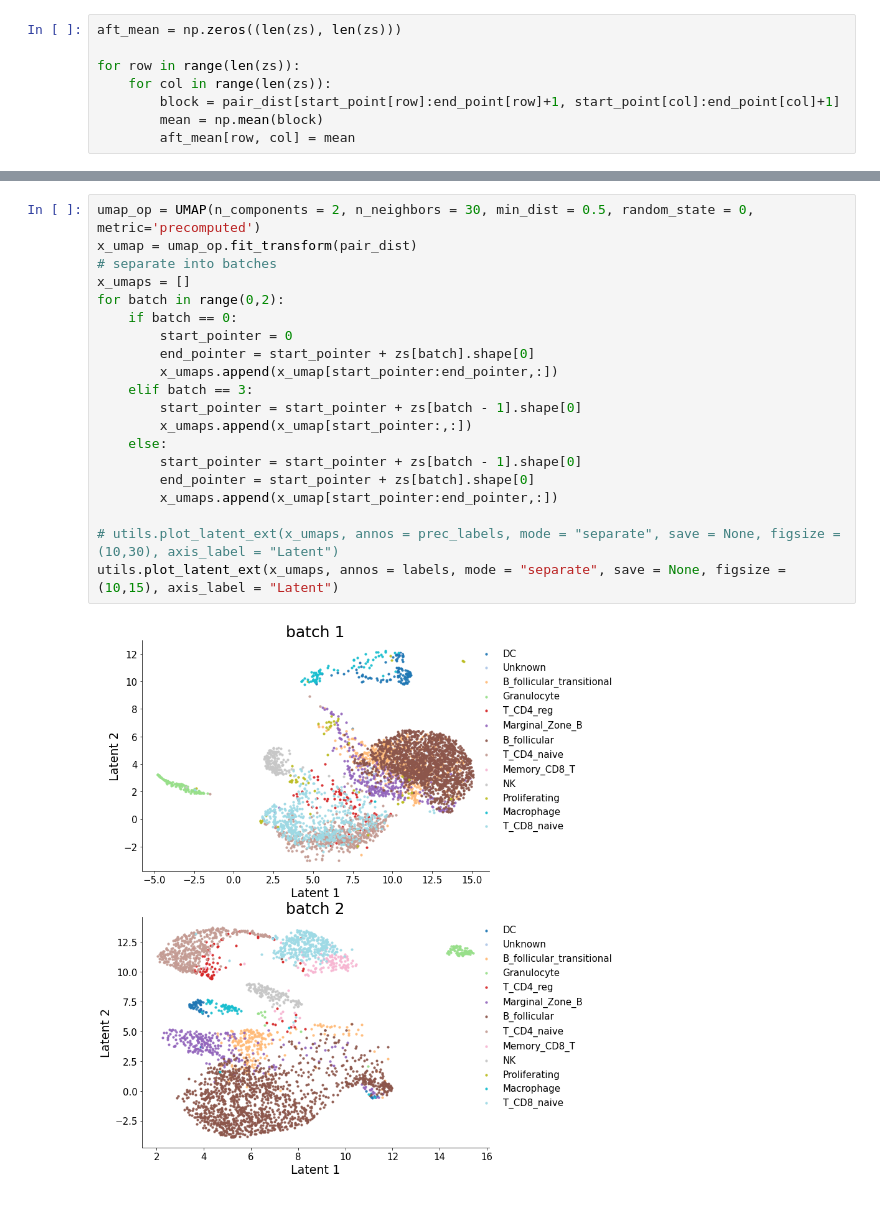
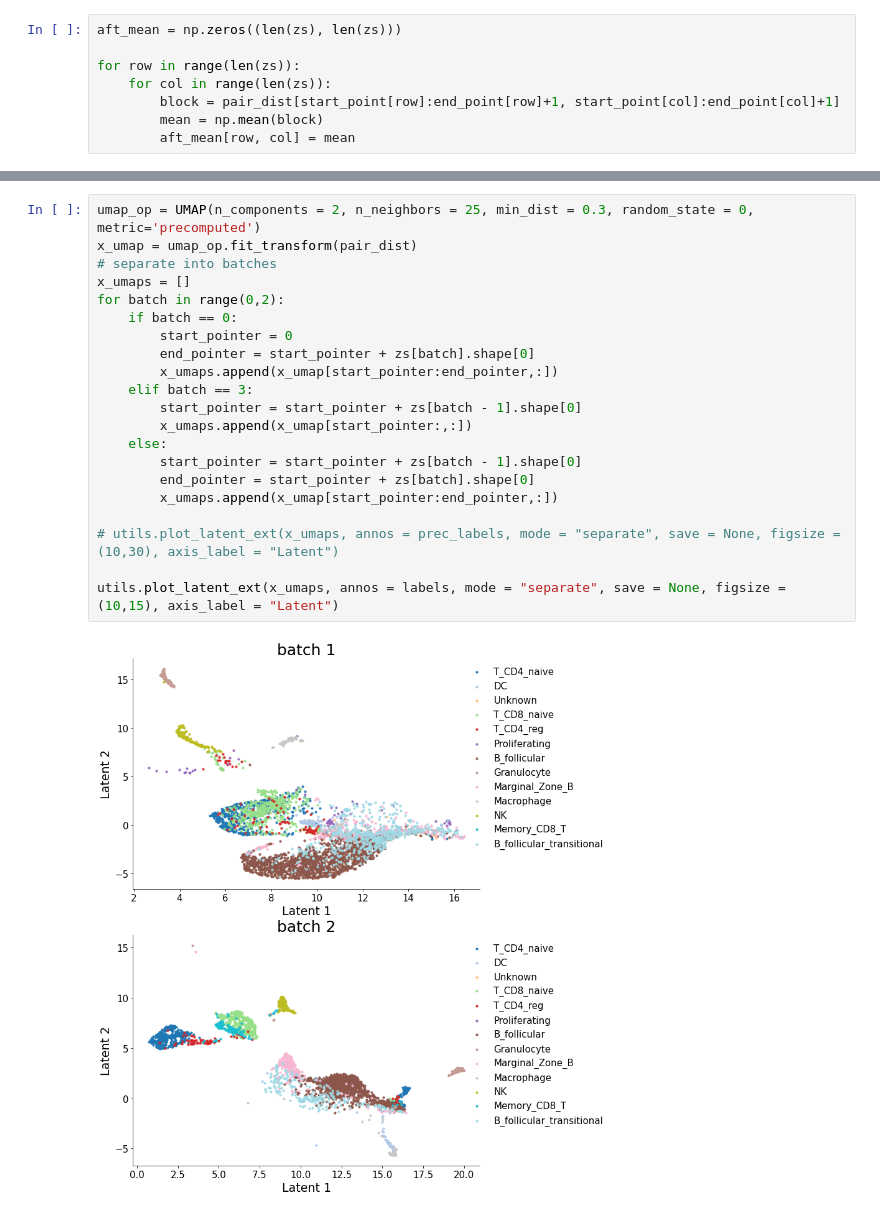
Before and after one commit to PeterZZQ/scMoMaT, a Jupyter notebook: Examples/test_Spleen_modified.ipynb, the cells around one changed output, grey strips where cells are left out. Drawn from its saved outputs; the diff is of its cells as text.

```diff
--- a/Examples/test_Spleen_modified.ipynb
+++ b/Examples/test_Spleen_modified.ipynb
@@ -346,25 +349,26 @@ array([[0.16944064, 0.16941424],
 # %%
-umap_op = UMAP(n_components = 2, n_neighbors = 30, min_dist = 0.5, random_state = 0, metric='precomputed')
+umap_op = UMAP(n_components = 2, n_neighbors = 25, min_dist = 0.3, random_state = 0, metric='precomputed')
 x_umap = umap_op.fit_transform(pair_dist)
 # separate into batches
 x_umaps = []
 for batch in range(0,2):
     if batch == 0:
         start_pointer = 0
         end_pointer = start_pointer + zs[batch].shape[0]
         x_umaps.append(x_umap[start_pointer:end_pointer,:])
     elif batch == 3:
         start_pointer = start_pointer + zs[batch - 1].shape[0]
         x_umaps.append(x_umap[start_pointer:,:])
     else:
         start_pointer = start_pointer + zs[batch - 1].shape[0]
         end_pointer = start_pointer + zs[batch].shape[0]
         x_umaps.append(x_umap[start_pointer:end_pointer,:])
 
 # utils.plot_latent_ext(x_umaps, annos = prec_labels, mode = "separate", save = None, figsize = (10,30), axis_label = "Latent")
+
 utils.plot_latent_ext(x_umaps, annos = labels, mode = "separate", save = None, figsize = (10,15), axis_label = "Latent")
 # %% [output]
-[figure, old version]
+[figure, new version]
 # %%
 utils.plot_latent_ext(x_umaps, annos = labels, mode = "modality", save = None,
                       figsize = (20,10), axis_label = "Latent", markerscale = 6)
```
Also changed, not shown: parts of 18 cells of this notebook, 1 other file.
